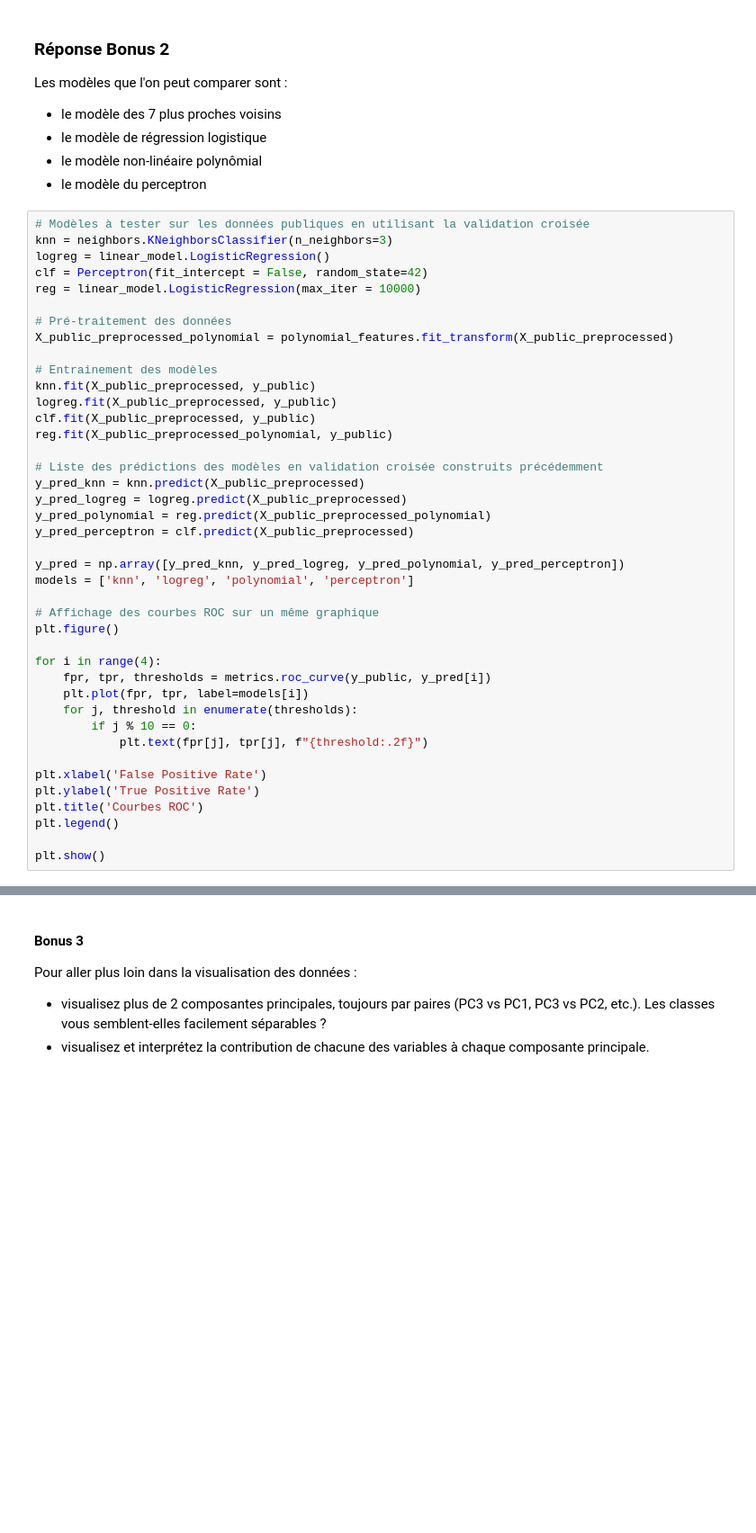
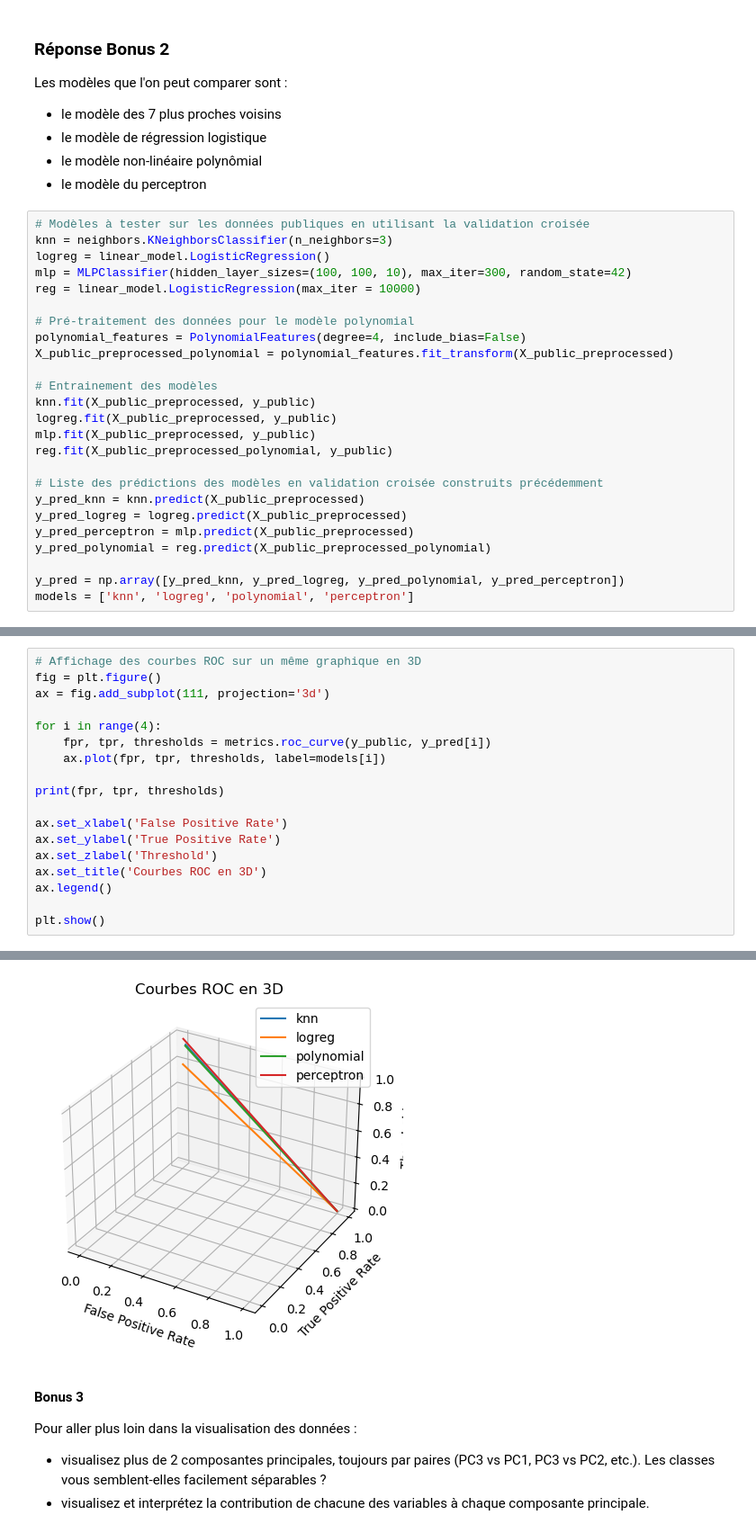
Before and after one commit to donatiendelachesnais/Projet-sciences-des-donn-es, a Jupyter notebook: Projet_SDD_2024.ipynb, the cells around one changed output, grey strips where cells are left out. Shown at 90% size. Saved outputs shown, nothing was run; the diff lists cells and outputs as text; blank space fills up the shorter version.

```diff
--- a/Projet_SDD_2024.ipynb
+++ b/Projet_SDD_2024.ipynb
@@ -587,40 +602,24 @@ Les modèles que l'on peut comparer sont :
 # Modèles à tester sur les données publiques en utilisant la validation croisée
 knn = neighbors.KNeighborsClassifier(n_neighbors=3)
 logreg = linear_model.LogisticRegression()
-clf = Perceptron(fit_intercept = False, random_state=42)
+mlp = MLPClassifier(hidden_layer_sizes=(100, 100, 10), max_iter=300, random_state=42)
 reg = linear_model.LogisticRegression(max_iter = 10000)
 
-# Pré-traitement des données
+# Pré-traitement des données pour le modèle polynomial
+polynomial_features = PolynomialFeatures(degree=4, include_bias=False)
 X_public_preprocessed_polynomial = polynomial_features.fit_transform(X_public_preprocessed)
 
 # Entrainement des modèles
 knn.fit(X_public_preprocessed, y_public)
 logreg.fit(X_public_preprocessed, y_public)
-clf.fit(X_public_preprocessed, y_public)
+mlp.fit(X_public_preprocessed, y_public)
 reg.fit(X_public_preprocessed_polynomial, y_public)
 
 # Liste des prédictions des modèles en validation croisée construits précédemment
 y_pred_knn = knn.predict(X_public_preprocessed)
 y_pred_logreg = logreg.predict(X_public_preprocessed)
+y_pred_perceptron = mlp.predict(X_public_preprocessed)
 y_pred_polynomial = reg.predict(X_public_preprocessed_polynomial)
-y_pred_perceptron = clf.predict(X_public_preprocessed)
 
 y_pred = np.array([y_pred_knn, y_pred_logreg, y_pred_polynomial, y_pred_perceptron])
 models = ['knn', 'logreg', 'polynomial', 'perceptron']
-
-# Affichage des courbes ROC sur un même graphique
-plt.figure()
-
-for i in range(4):
-    fpr, tpr, thresholds = metrics.roc_curve(y_public, y_pred[i])
-    plt.plot(fpr, tpr, label=models[i])
-    for j, threshold in enumerate(thresholds):
-        if j % 10 == 0:
-            plt.text(fpr[j], tpr[j], f"{threshold:.2f}")
-
-plt.xlabel('False Positive Rate')
-plt.ylabel('True Positive Rate')
-plt.title('Courbes ROC')
-plt.legend()
-
-plt.show()
@@ -628,0 +626,19 @@ plt.show()
+# %%
+# Affichage des courbes ROC sur un même graphique en 3D
+fig = plt.figure()
+ax = fig.add_subplot(111, projection='3d')
+
+for i in range(4):
+    fpr, tpr, thresholds = metrics.roc_curve(y_public, y_pred[i])
+    ax.plot(fpr, tpr, thresholds, label=models[i])
+
+print(fpr, tpr, thresholds)
+
+ax.set_xlabel('False Positive Rate')
+ax.set_ylabel('True Positive Rate')
+ax.set_zlabel('Threshold')
+ax.set_title('Courbes ROC en 3D')
+ax.legend()
+
+plt.show()
+# %% [output]
@@ -629,3 +647,4 @@ plt.show()
+[figure, added]
 # %% [markdown]
 #### Bonus 3
 
```
Also changed, not shown: parts of 6 cells of this notebook.
